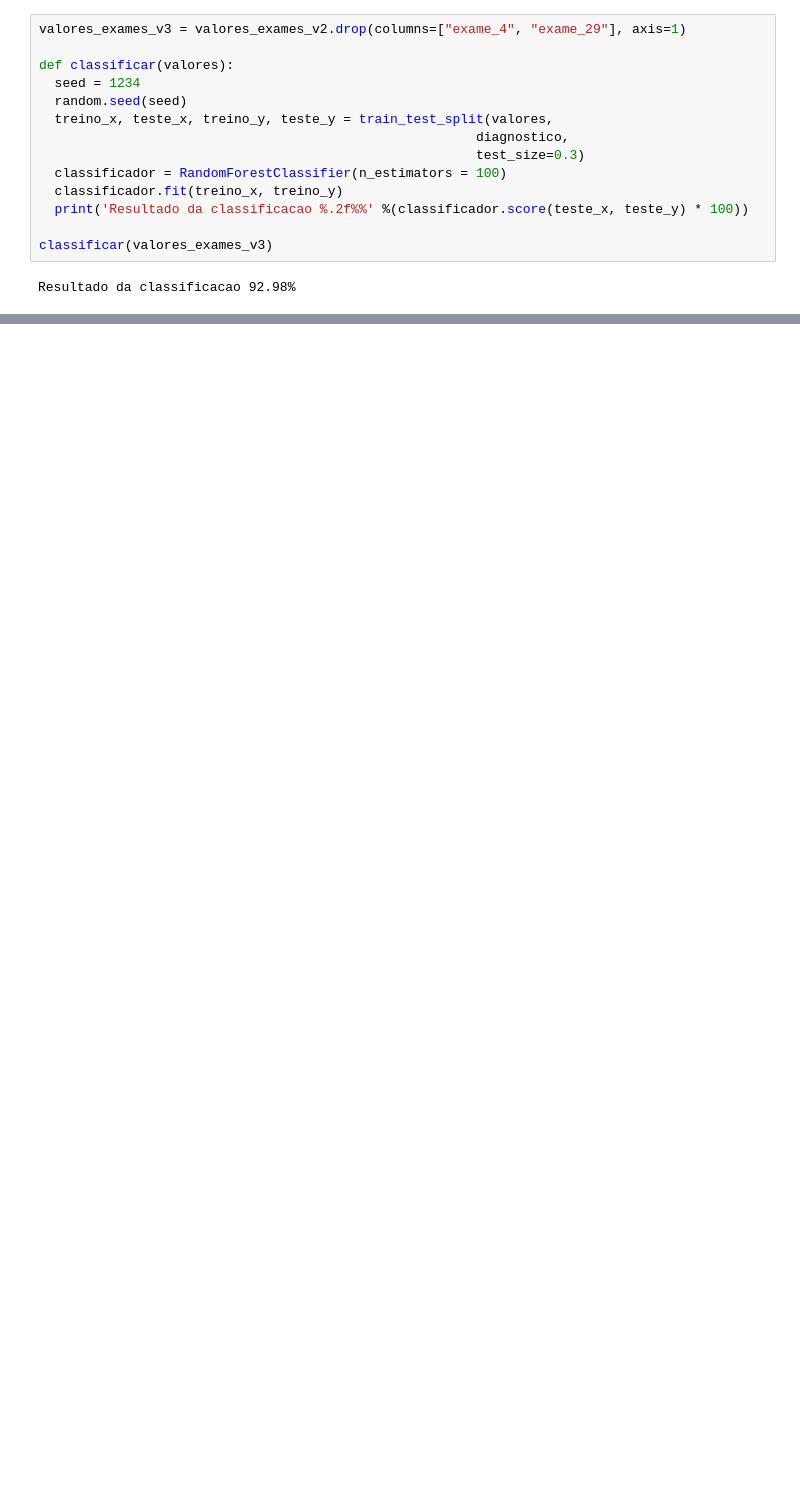
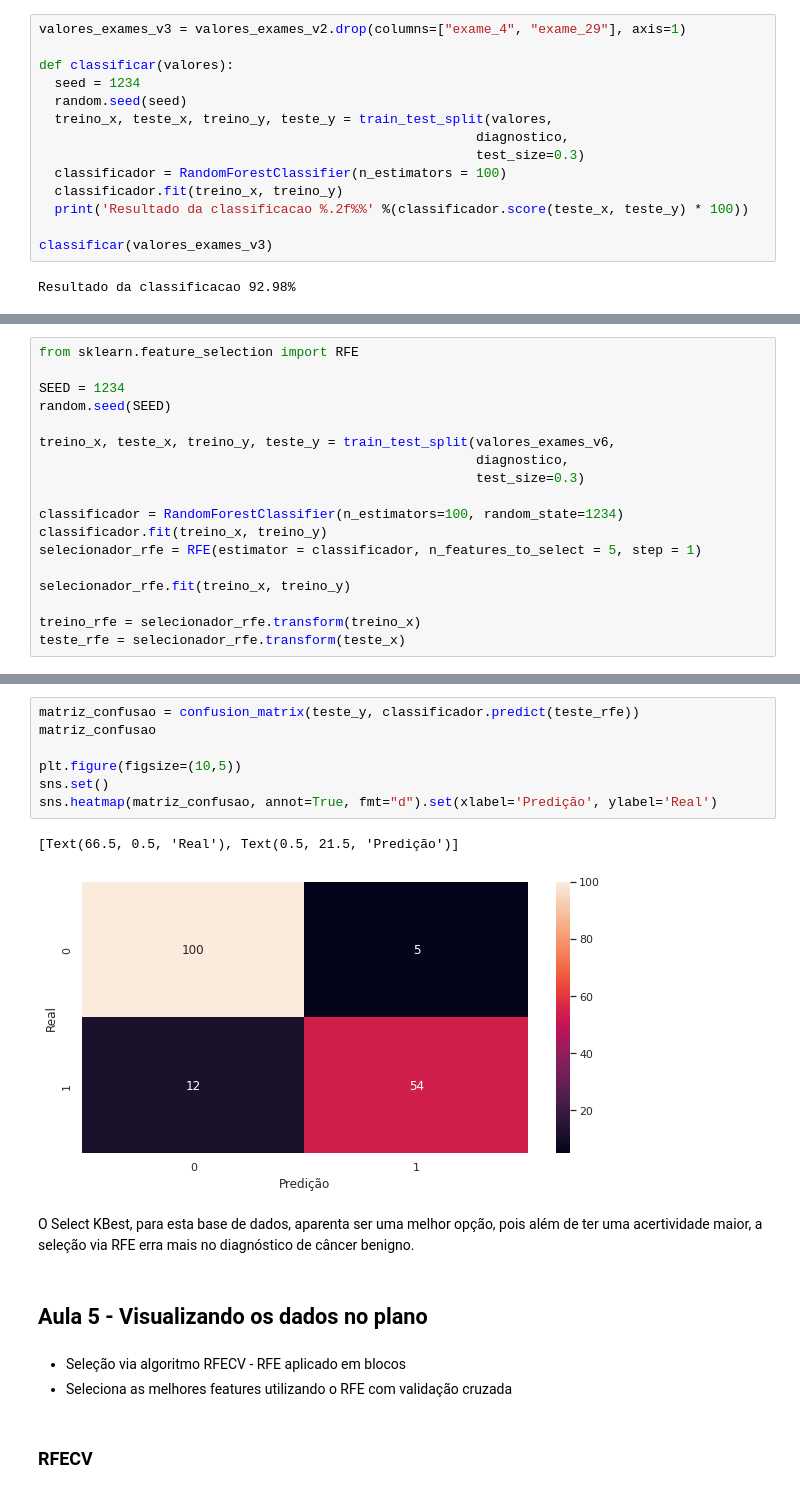
Before and after one commit to conradoov/formacao_machine_learning_alura, a Jupyter notebook: machine_learning_modelo_multivariado.ipynb, the cells around one changed output, grey strips where cells are left out. Saved outputs shown, nothing was run; the diff lists cells and outputs as text; blank space fills up the shorter version.

```diff
--- a/machine_learning_modelo_multivariado.ipynb
+++ b/machine_learning_modelo_multivariado.ipynb
@@ -132,0 +292,18 @@ Resultado da classificacao 92.98%
+# %%
+from sklearn.feature_selection import RFE
+
+SEED = 1234
+random.seed(SEED)
+
+treino_x, teste_x, treino_y, teste_y = train_test_split(valores_exames_v6,
+                                                        diagnostico,
+                                                        test_size=0.3)
+
+classificador = RandomForestClassifier(n_estimators=100, random_state=1234)
+classificador.fit(treino_x, treino_y)
+selecionador_rfe = RFE(estimator = classificador, n_features_to_select = 5, step = 1)
+
+selecionador_rfe.fit(treino_x, treino_y)
+
+treino_rfe = selecionador_rfe.transform(treino_x)
+teste_rfe = selecionador_rfe.transform(teste_x)
@@ -132,0 +315,19 @@ Resultado da classificacao 92.98%
+# %%
+matriz_confusao = confusion_matrix(teste_y, classificador.predict(teste_rfe))
+matriz_confusao
+
+plt.figure(figsize=(10,5))
+sns.set()
+sns.heatmap(matriz_confusao, annot=True, fmt="d").set(xlabel='Predição', ylabel='Real')
+# %% [output]
+[Text(66.5, 0.5, 'Real'), Text(0.5, 21.5, 'Predição')]
+[figure, added]
+# %% [markdown]
+O Select KBest, para esta base de dados, aparenta ser uma melhor opção, pois além de ter uma acertividade maior, a seleção via RFE erra mais no diagnóstico de câncer benigno.
+# %% [markdown]
+## Aula 5 - Visualizando os dados no plano
+# %% [markdown]
+*   Seleção via algoritmo RFECV - RFE aplicado em blocos
+*   Seleciona as melhores features utilizando o RFE com validação cruzada
+# %% [markdown]
+### RFECV
```
Also changed, not shown: parts of 53 cells of this notebook.
